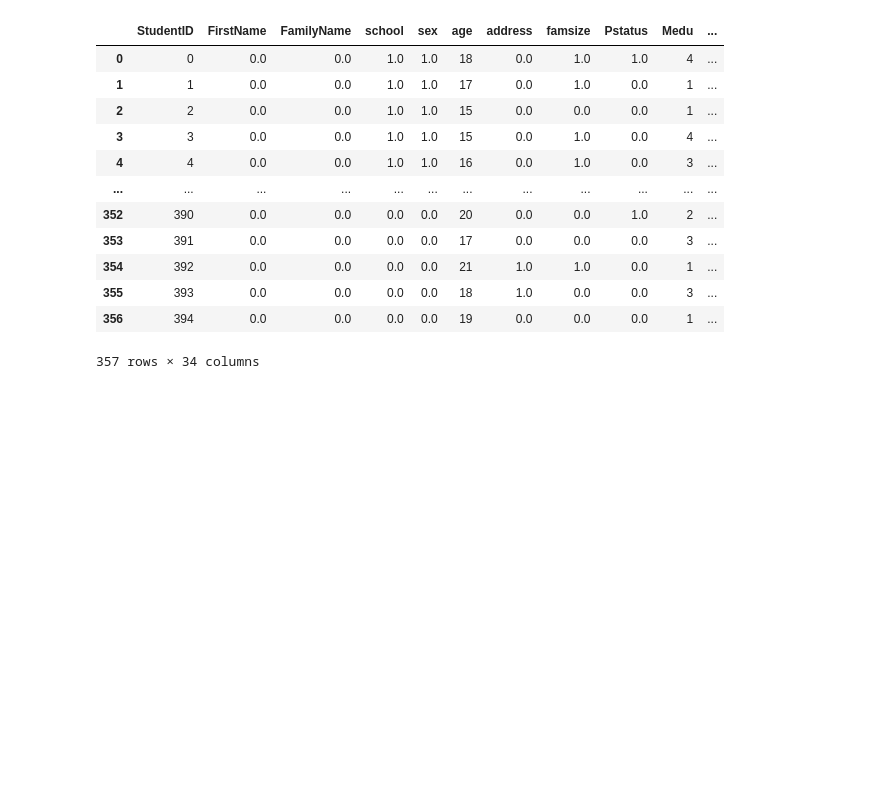
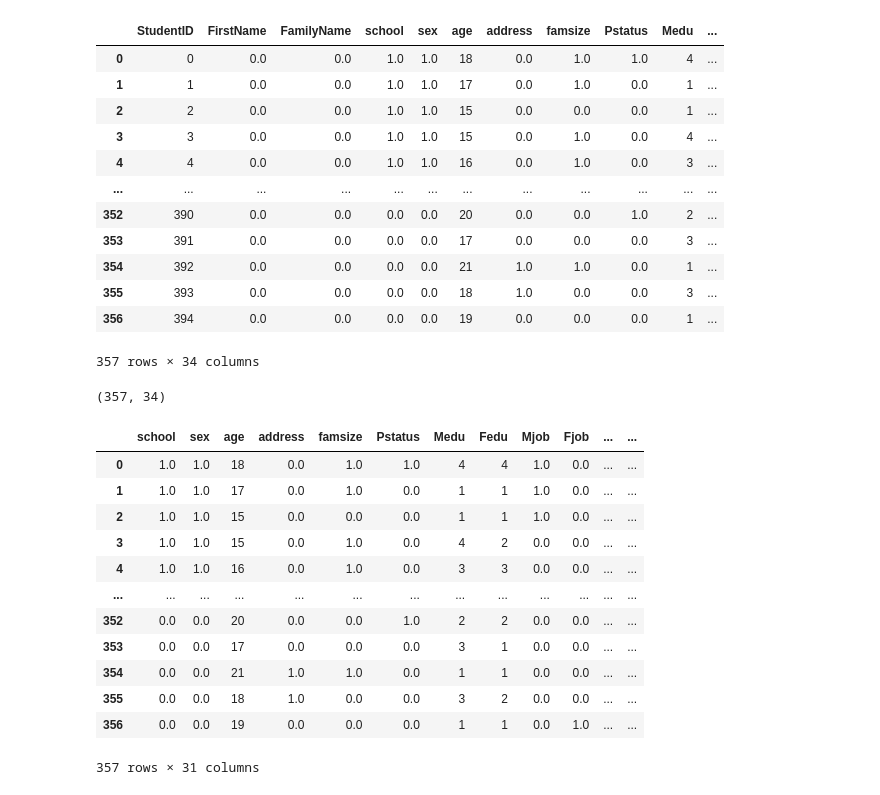
Before and after one commit to hamzaf96/Improvability_Score, a Jupyter notebook: code/notebooks/exploration.ipynb, the cells around one changed output. Saved outputs shown, nothing was run; the diff lists cells and outputs as text; code cells hidden in the pictures; blank space fills up the shorter version.

```diff
--- a/code/notebooks/exploration.ipynb
+++ b/code/notebooks/exploration.ipynb
@@ -97,0 +100,20 @@ df
+# %%
+df.shape
+# %% [output]
+(357, 34)
+# %%
+df.iloc[:,3:]
+# %% [output]
+|  | school | sex | age | address | famsize | Pstatus | Medu | Fedu | Mjob | Fjob | ... | ... |
+| 0 | 1.0 | 1.0 | 18 | 0.0 | 1.0 | 1.0 | 4 | 4 | 1.0 | 0.0 | ... | ... |
+| 1 | 1.0 | 1.0 | 17 | 0.0 | 1.0 | 0.0 | 1 | 1 | 1.0 | 0.0 | ... | ... |
+| 2 | 1.0 | 1.0 | 15 | 0.0 | 0.0 | 0.0 | 1 | 1 | 1.0 | 0.0 | ... | ... |
+| 3 | 1.0 | 1.0 | 15 | 0.0 | 1.0 | 0.0 | 4 | 2 | 0.0 | 0.0 | ... | ... |
+| 4 | 1.0 | 1.0 | 16 | 0.0 | 1.0 | 0.0 | 3 | 3 | 0.0 | 0.0 | ... | ... |
+| ... | ... | ... | ... | ... | ... | ... | ... | ... | ... | ... | ... | ... |
+| 352 | 0.0 | 0.0 | 20 | 0.0 | 0.0 | 1.0 | 2 | 2 | 0.0 | 0.0 | ... | ... |
+| 353 | 0.0 | 0.0 | 17 | 0.0 | 0.0 | 0.0 | 3 | 1 | 0.0 | 0.0 | ... | ... |
+| 354 | 0.0 | 0.0 | 21 | 1.0 | 1.0 | 0.0 | 1 | 1 | 0.0 | 0.0 | ... | ... |
+| 355 | 0.0 | 0.0 | 18 | 1.0 | 0.0 | 0.0 | 3 | 2 | 0.0 | 0.0 | ... | ... |
+| 356 | 0.0 | 0.0 | 19 | 0.0 | 0.0 | 0.0 | 1 | 1 | 0.0 | 1.0 | ... | ... |
+357 rows × 31 columns
```
Also changed, not shown: parts of 7 cells of this notebook, 3 other files.
